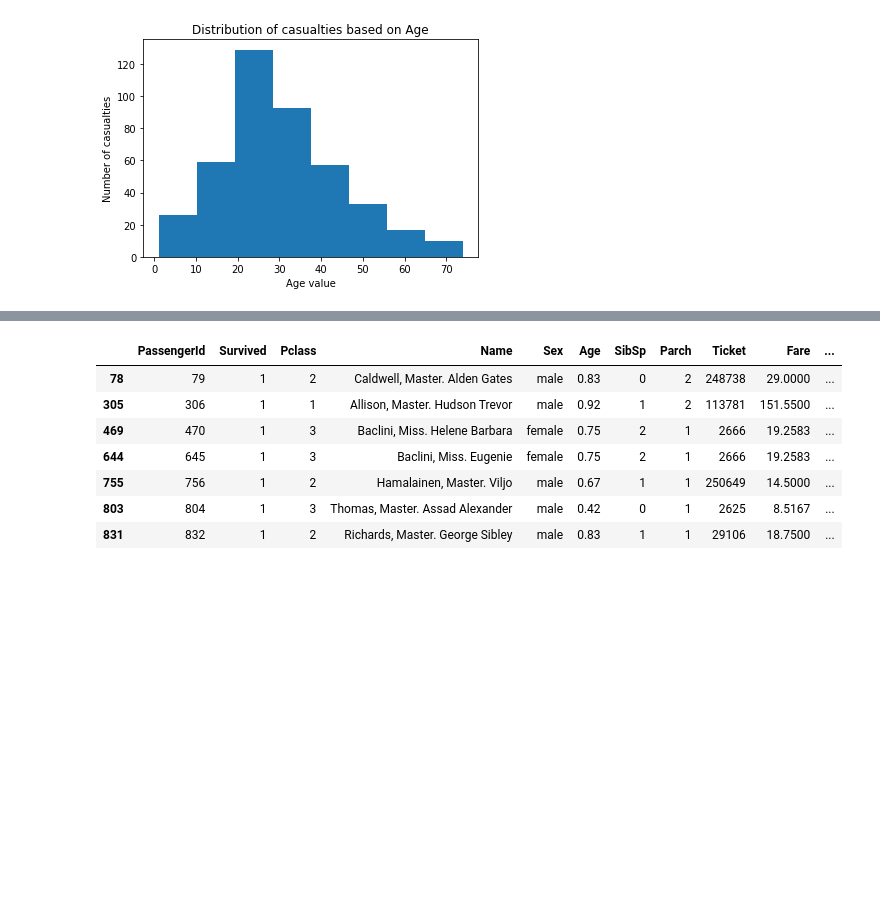
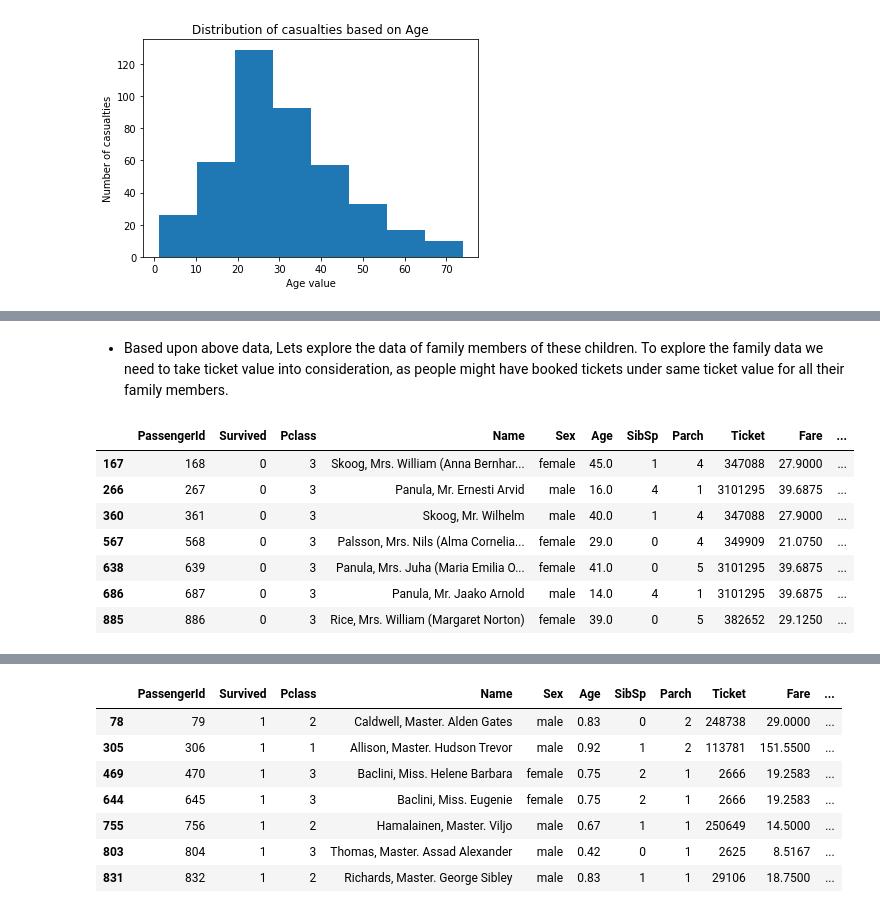
Before and after one commit to chaitanya6761/Udacity-Data-Analyst-Nano-Degree, a Jupyter notebook: P2 Investigate A Dataset(Titanic Survival Data)/Titanic_Data_Analysis.ipynb, the cells around one changed output, grey strips where cells are left out. Saved outputs shown, nothing was run; the diff lists cells and outputs as text; code cells hidden in the pictures; blank space fills up the shorter version.

```diff
--- a/P2 Investigate A Dataset(Titanic Survival Data)/Titanic_Data_Analysis.ipynb
+++ b/P2 Investigate A Dataset(Titanic Survival Data)/Titanic_Data_Analysis.ipynb
@@ -254,0 +271,15 @@ drawHistogram(casualties_age_data,'Distribution of casualties based on Age',
+# %% [markdown]
+- Based upon above data, Lets explore the data of family members of these children. To explore the family data we need to take ticket value into consideration, as people might have booked tickets under same ticket value for all their family members.
+# %%
+ticket_data = titanic_data['Ticket']
+ticket_bool = (ticket_data == '349909')|(ticket_data == '382652')|(ticket_data == '347088')|(ticket_data == '3101295')
+titanic_data[(age_data > 10) &(ticket_bool) ].head(10)
+# %% [output]
+|  | PassengerId | Survived | Pclass | Name | Sex | Age | SibSp | Parch | Ticket | Fare | ... |
+| 167 | 168 | 0 | 3 | Skoog, Mrs. William (Anna Bernhar... | female | 45.0 | 1 | 4 | 347088 | 27.9000 | ... |
+| 266 | 267 | 0 | 3 | Panula, Mr. Ernesti Arvid | male | 16.0 | 4 | 1 | 3101295 | 39.6875 | ... |
+| 360 | 361 | 0 | 3 | Skoog, Mr. Wilhelm | male | 40.0 | 1 | 4 | 347088 | 27.9000 | ... |
+| 567 | 568 | 0 | 3 | Palsson, Mrs. Nils (Alma Cornelia... | female | 29.0 | 0 | 4 | 349909 | 21.0750 | ... |
+| 638 | 639 | 0 | 3 | Panula, Mrs. Juha (Maria Emilia O... | female | 41.0 | 0 | 5 | 3101295 | 39.6875 | ... |
+| 686 | 687 | 0 | 3 | Panula, Mr. Jaako Arnold | male | 14.0 | 4 | 1 | 3101295 | 39.6875 | ... |
+| 885 | 886 | 0 | 3 | Rice, Mrs. William (Margaret Norton) | female | 39.0 | 0 | 5 | 382652 | 29.1250 | ... |
```
Also changed, not shown: parts of 10 cells of this notebook.
